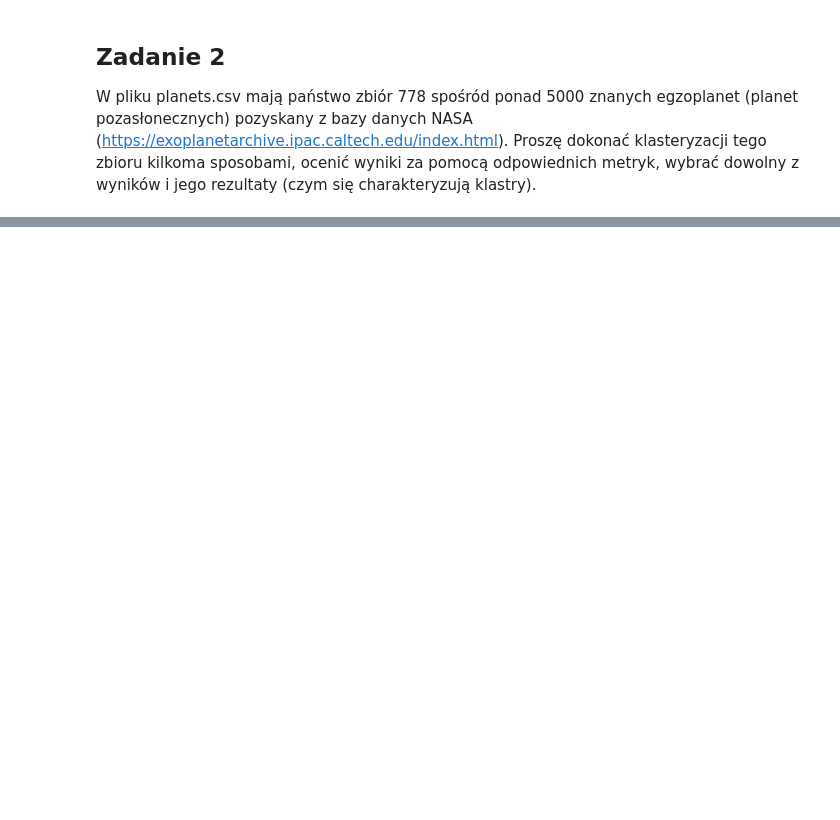
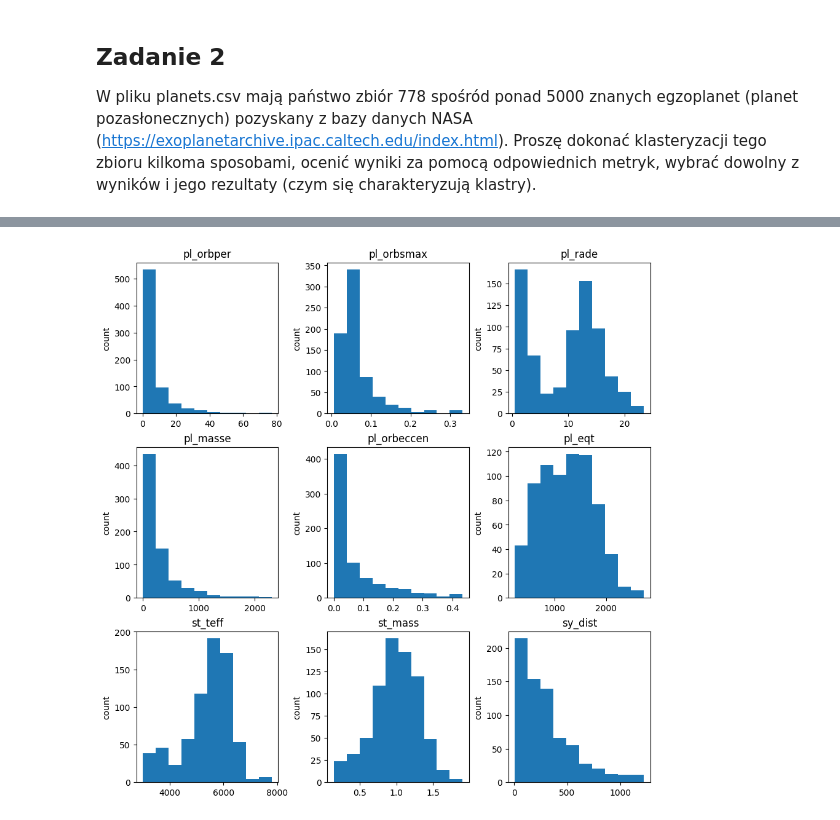
Before and after one commit to ZEN1X/MIO, a Jupyter notebook: lab06/lab06.ipynb, the cells around one changed output, grey strips where cells are left out. Drawn from its saved outputs; the diff is of its cells as text; code cells hidden in the pictures; blank space fills up the shorter version.

```diff
--- a/lab06/lab06.ipynb
+++ b/lab06/lab06.ipynb
@@ -178,0 +231,12 @@ results["DBSCAN"] = [{
+# %%
+ax = planets.hist(figsize=(9, 9), grid=False)
+fig = ax.flatten()[0].get_figure()
+fig.set_constrained_layout(True)
+
+for row in ax:
+    for axis in row:
+        axis.set_ylabel("count")
+
+plt.show()
+# %% [output]
+[figure, added]
```
Also changed, not shown: parts of 18 cells of this notebook.
